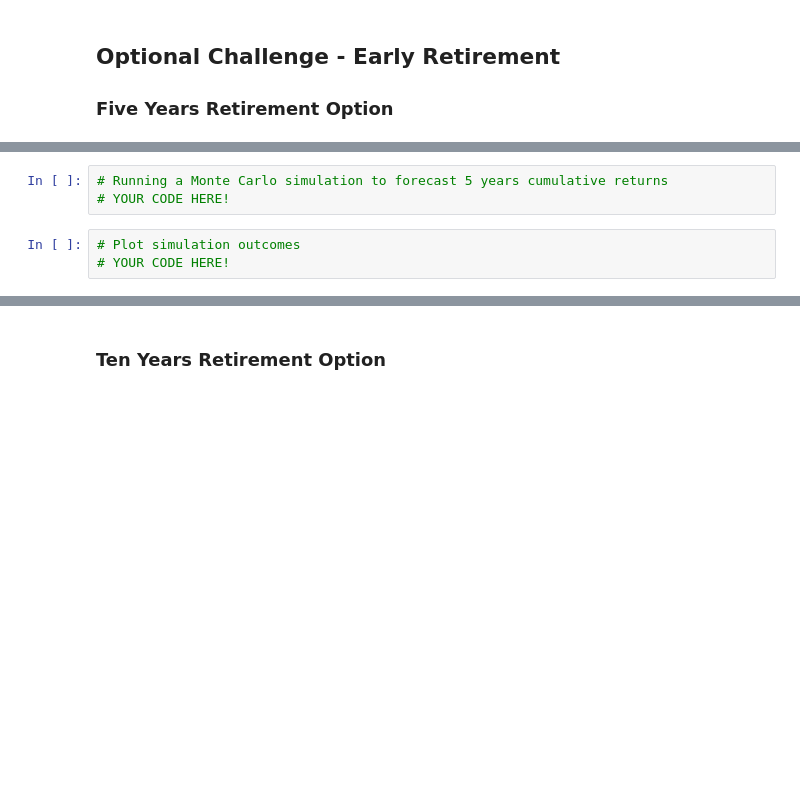
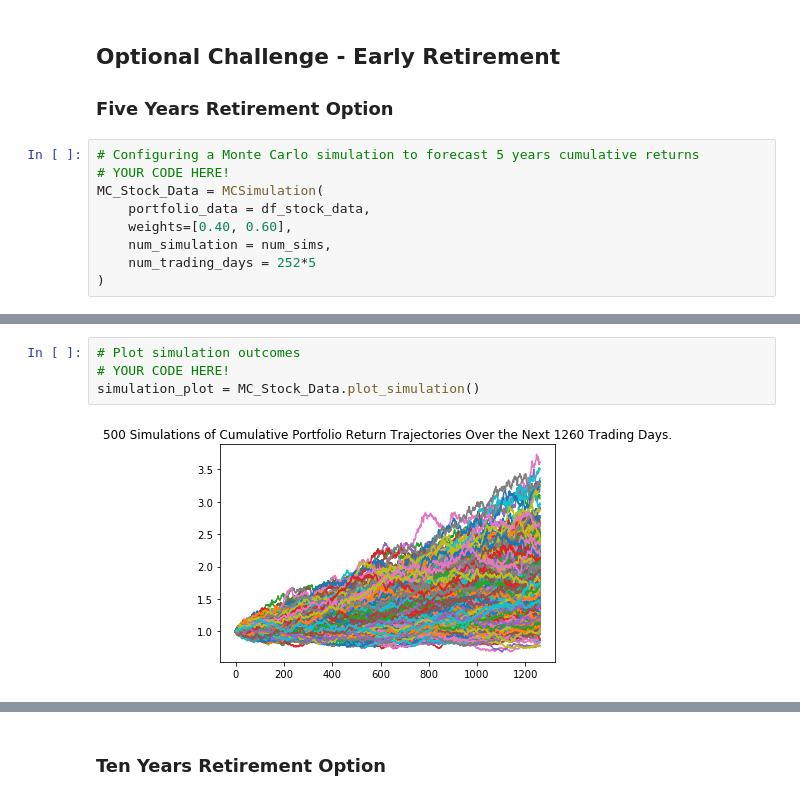
Before and after one commit to markjosephcampbell/API_Monte_Carlo, a Jupyter notebook: API_Monte_Carlo_Project.ipynb, the cells around one changed output, grey strips where cells are left out. Saved outputs shown, nothing was run; the diff lists cells and outputs as text; blank space fills up the shorter version.

```diff
--- a/API_Monte_Carlo_Project.ipynb
+++ b/API_Monte_Carlo_Project.ipynb
@@ -324,4 +396,13 @@ print(f"There is a 95% chance that an initial investment of ${initial_investment
 
 
 ### Five Years Retirement Option
+# %%
+# Configuring a Monte Carlo simulation to forecast 5 years cumulative returns
+# YOUR CODE HERE!
+MC_Stock_Data = MCSimulation(
+    portfolio_data = df_stock_data,
+    weights=[0.40, 0.60],
+    num_simulation = num_sims,
+    num_trading_days = 252*5
+)
 # %%
@@ -330,9 +443,9 @@ print(f"There is a 95% chance that an initial investment of ${initial_investment
-# %%
-# Running a Monte Carlo simulation to forecast 5 years cumulative returns
-# YOUR CODE HERE!
 # %%
 # Plot simulation outcomes
 # YOUR CODE HERE!
+simulation_plot = MC_Stock_Data.plot_simulation()
+# %% [output]
+[figure, added]
 # %%
 # Plot probability distribution and confidence intervals
 # YOUR CODE HERE!
```
Also changed, not shown: parts of 40 cells of this notebook.
